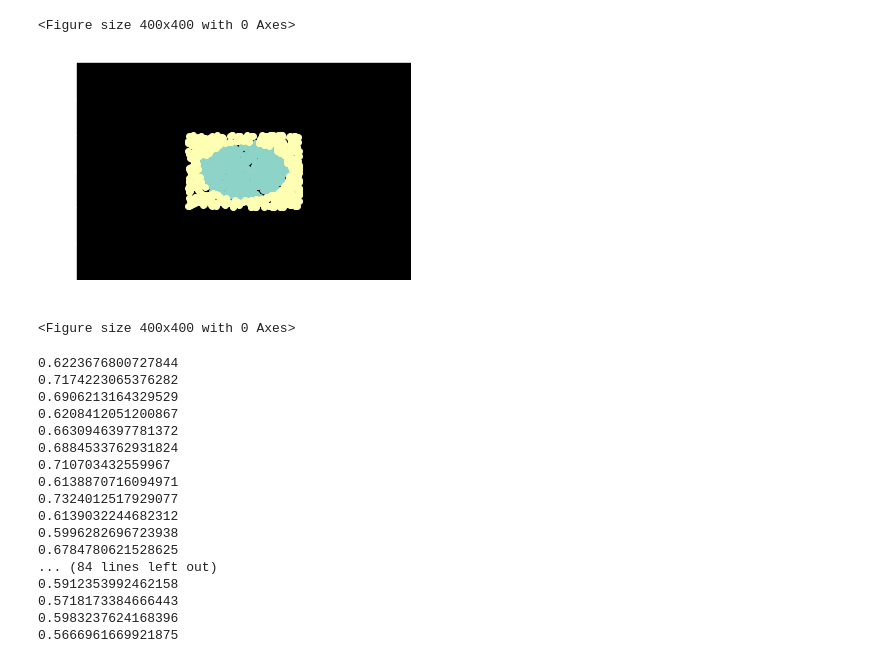
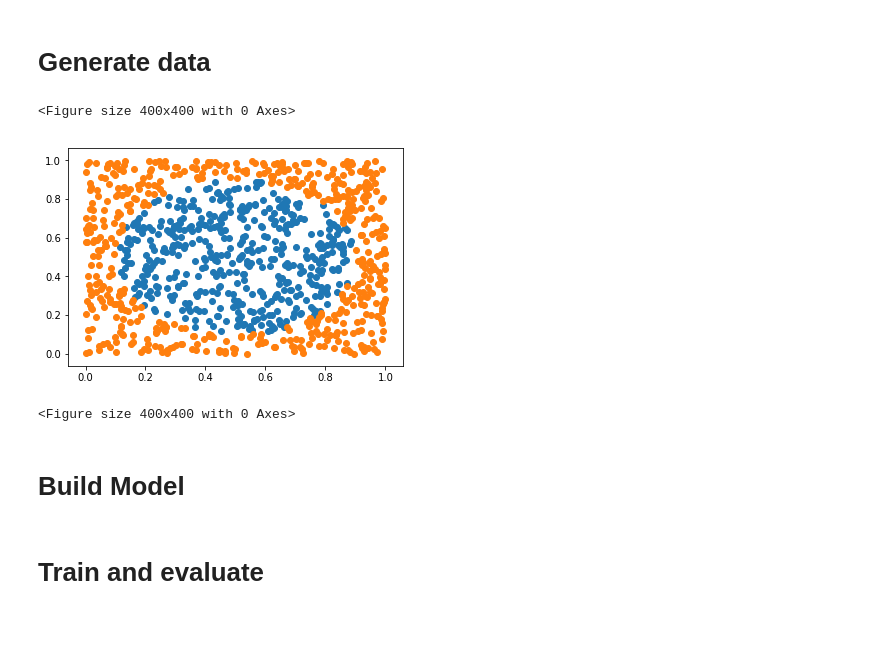
Before and after one commit to Didi-26/DeepLearningProjects, a Jupyter notebook: Proj2/Hugo/testing.ipynb, the cells around one changed output. Cells and saved outputs as stored; diff of their text form; code cells hidden in the pictures; blank space fills up the shorter version.

```diff
--- a/Proj2/Hugo/testing.ipynb
+++ b/Proj2/Hugo/testing.ipynb
@@ -3,8 +3,10 @@ import torch
 import framework
 import math
 import matplotlib.pyplot as plt
-plt.style.use('dark_background')
-%config InlineBackend.print_figure_kwargs={'facecolor' : '#00000000'}
+#plt.style.use('dark_background')
+#%config InlineBackend.print_figure_kwargs={'facecolor' : '#00000000'}
+# %% [markdown]
+# Generate data
 # %%
 def generate_disc_set(nb):
     # generate unif samples
@@ -14,22 +16,23 @@ def generate_disc_set(nb):
     inside = ( torch.norm(p-center, dim=1) < (1.0 / math.sqrt(2*math.pi)) )
     # Hot encoding
     label = torch.zeros(inside.shape[0], 2)
-    label[inside,1] = 1
-    label[-(inside-1),0] = 1
+    label[inside==1,1] = 1
+    label[inside==0,0] = 1
     return p, label
 # %%
 N = 1000
 x_train, y_train = generate_disc_set(N)
 x_test, y_test = generate_disc_set(N)
 # %%
-plt.axis([-1,2,-1,2])
 plt.scatter(x_train[y_train[:,1] ==1][:,0], x_train[y_train[:,1] ==1][:,1])
 plt.scatter(x_train[y_train[:,0] ==1][:,0], x_train[y_train[:,0] ==1][:,1])
 plt.figure(figsize=(5,5), dpi=80)
 # %% [output]
 <Figure size 400x400 with 0 Axes>
-[figure, old version]
+[figure, new version]
 <Figure size 400x400 with 0 Axes>
+# %% [markdown]
+# Build Model
 # %%
 H = 25 # hidden layer size
 hidden_nb = 3 # hidden layer amount
@@ -46,3 +49,5 @@ modules_array.append(framework.ReLU())
 modules_array.append(framework.Linear(H, 2, 'none'))
 
 model = framework.Sequential(modules_array)
+# %% [markdown]
+# Train and evaluate
@@ -73,20 +100,0 @@ def train(model, x_train, y_train) :
-# %%
-loss_hist = train(model, x_train, y_train)
-# %% [output]
-0.6223676800727844
-0.7174223065376282
-0.6906213164329529
-0.6208412051200867
-0.6630946397781372
-0.6884533762931824
-0.710703432559967
-0.6138870716094971
-0.7324012517929077
-0.6139032244682312
-0.5996282696723938
-0.6784780621528625
-... (84 lines left out)
-0.5912353992462158
-0.5718173384666443
-0.5983237624168396
-0.5666961669921875
```
Also changed, not shown: parts of 7 cells of this notebook, 1 other file.
